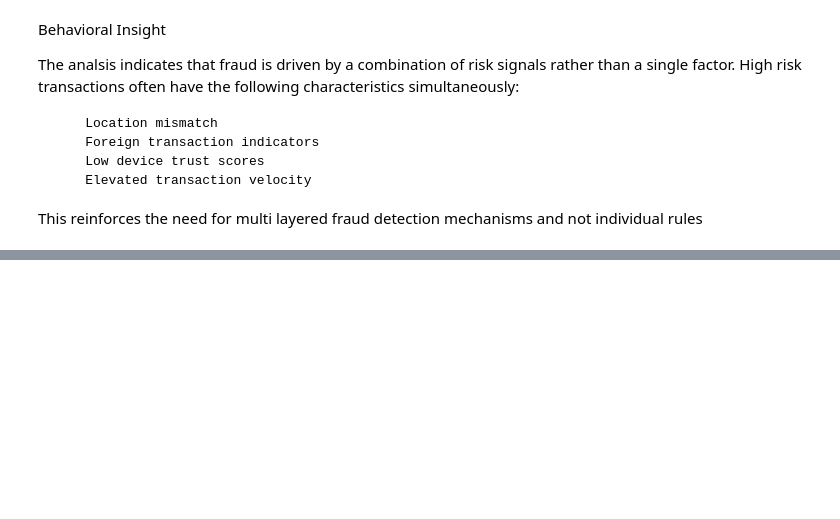
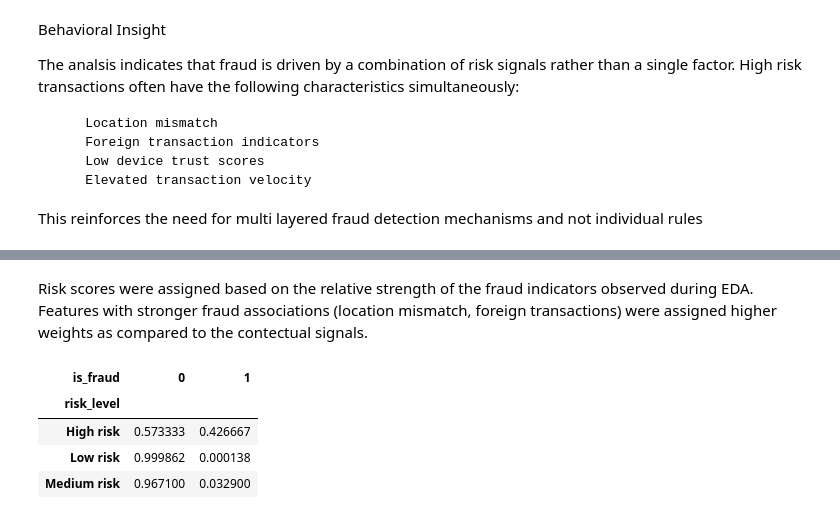
Before and after one commit to FaithKirigi/fraud-investigation-case-study, a Jupyter notebook: notebooks/fraud_investigation_analysis.ipynb, the cells around one changed output, grey strips where cells are left out. Saved outputs shown, nothing was run; the diff lists cells and outputs as text; code cells hidden in the pictures; blank space fills up the shorter version.

```diff
--- a/notebooks/fraud_investigation_analysis.ipynb
+++ b/notebooks/fraud_investigation_analysis.ipynb
@@ -239,0 +289,3 @@ High risk transactions often have the following characteristics simultaneously:
+# %% [markdown]
+Risk scores were assigned based on the relative strength of the fraud indicators observed during EDA.
+Features with stronger fraud associations (location mismatch, foreign transactions) were assigned higher weights as compared to the contectual signals.
@@ -239,0 +302,8 @@ High risk transactions often have the following characteristics simultaneously:
+# %%
+pd.crosstab(df["risk_level"], df["is_fraud"],normalize='index')
+# %% [output]
+| is_fraud | 0 | 1 |
+| risk_level |  |  |
+| High risk | 0.573333 | 0.426667 |
+| Low risk | 0.999862 | 0.000138 |
+| Medium risk | 0.967100 | 0.032900 |
```
Also changed, not shown: parts of 6 cells of this notebook, 1 other file.
